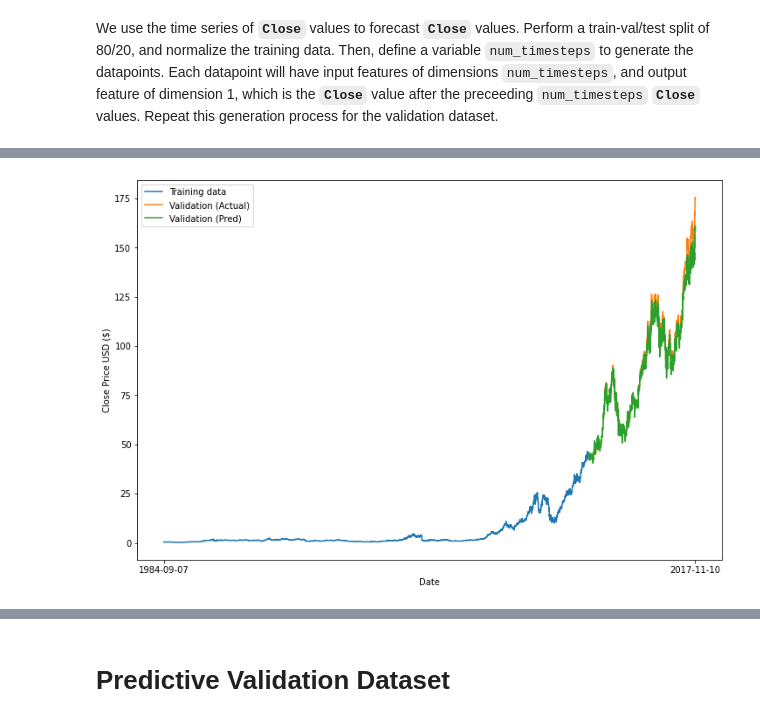
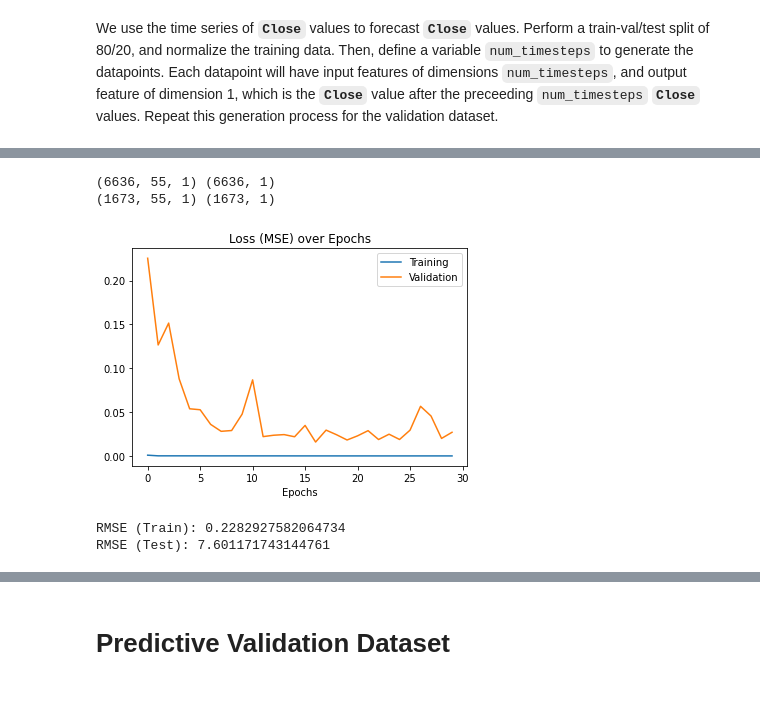
Before and after one commit to hoperawr/CS3244_Project, a Jupyter notebook: LSTM/LSTM_rach.ipynb, the cells around one changed output, grey strips where cells are left out. Cells and saved outputs as stored; diff of their text form; code cells hidden in the pictures; blank space fills up the shorter version.

```diff
--- a/LSTM/LSTM_rach.ipynb
+++ b/LSTM/LSTM_rach.ipynb
@@ -39,0 +43,16 @@ plt.show()
+# %%
+def prepare_data_autoreg(data, timestep, target_col, num_output):
+    num_samples, num_features = data.shape[0], data.shape[1]
+    x = np.empty((0, timestep, num_features))
+    y = []
+    excess = 0
+    for i in range(timestep, len(data), num_output):
+        if i+num_output <= len(data):
+            datapoint = np.expand_dims(data[i-timestep:i,:], axis=0) # new datapoint with shape (1, timestep, num_features)
+            x = np.r_[x, datapoint]
+            y.append(data[i:i+num_output,target_col])
+        else:
+            excess = len(data) - i
+            break
+
+    return x, np.array(y), excess
@@ -39,0 +83,9 @@ plt.show()
+# %%
+def build_lstm_default(timestep, features, nodes, num_output):
+    lstm = Sequential()
+    lstm.add(LSTM(nodes, return_sequences=True, input_shape=(timestep,features)))
+    lstm.add(LSTM(nodes, return_sequences=False))
+    lstm.add(Dense(25))
+    lstm.add(Dense(num_output))
+    lstm.compile(loss='mean_squared_error', optimizer='adam')
+    return lstm
@@ -139,16 +161,26 @@ MSE: 18.49139626973848
-# %%
-# Visualize data
-train = df_close[:train_data_len]
-val = df_close[train_data_len:].copy()
-val['Predictions'] = y_val_pred
-
-plt.figure(figsize=(12,8))
-plt.plot(train['Close'], label='Training data')
-plt.plot(val[['Close', 'Predictions']], label=['Validation (Actual)','Validation (Pred)'])
-plt.xlabel('Date')
-plt.ylabel('Close Price USD ($)')
-plt.xticks([list(df.index.values)[0], list(df.index.values)[-1]])
-plt.legend()
-plt.show()
-# %% [output]
-[figure, removed]
+# %%
+step = 55
+lstm_data = df['Close'].values # create new df with only 'Close' column
+xtr, xts, ytr, yts, scaler = prepare_train_test(lstm_data, step, train_split=0.8, scaled=True)
+print(xtr.shape, ytr.shape)
+print(xts.shape, yts.shape)
+# %% [output]
+(6636, 55, 1) (6636, 1)
+(1673, 55, 1) (1673, 1)
+# %%
+# Build LSTM model
+lstm = build_lstm_default(timestep=step, features=1, nodes=45, num_output=ytr.shape[1])
+
+# Train the model
+start = time.time()
+print('Training...', end=' ')
+lstm_hist = lstm.fit(xtr, ytr, batch_size=32, epochs=30, validation_data=(xts, yts), verbose=False)
+# lstm_hist = lstm.fit(xtr, ytr, batch_size=32, epochs=30, verbose=False)
+end = time.time()
+print('Done. Time taken: %.3fs' % (end-start))
+# %%
+evaluate_LSTM((xtr, xts, ytr, yts), lstm, scaler, hist=lstm_hist, show_plot=0);
+# %% [output]
+[figure, added]
+RMSE (Train): 0.2282927582064734
+RMSE (Test): 7.601171743144761
```
Also changed, not shown: parts of 25 cells of this notebook.
